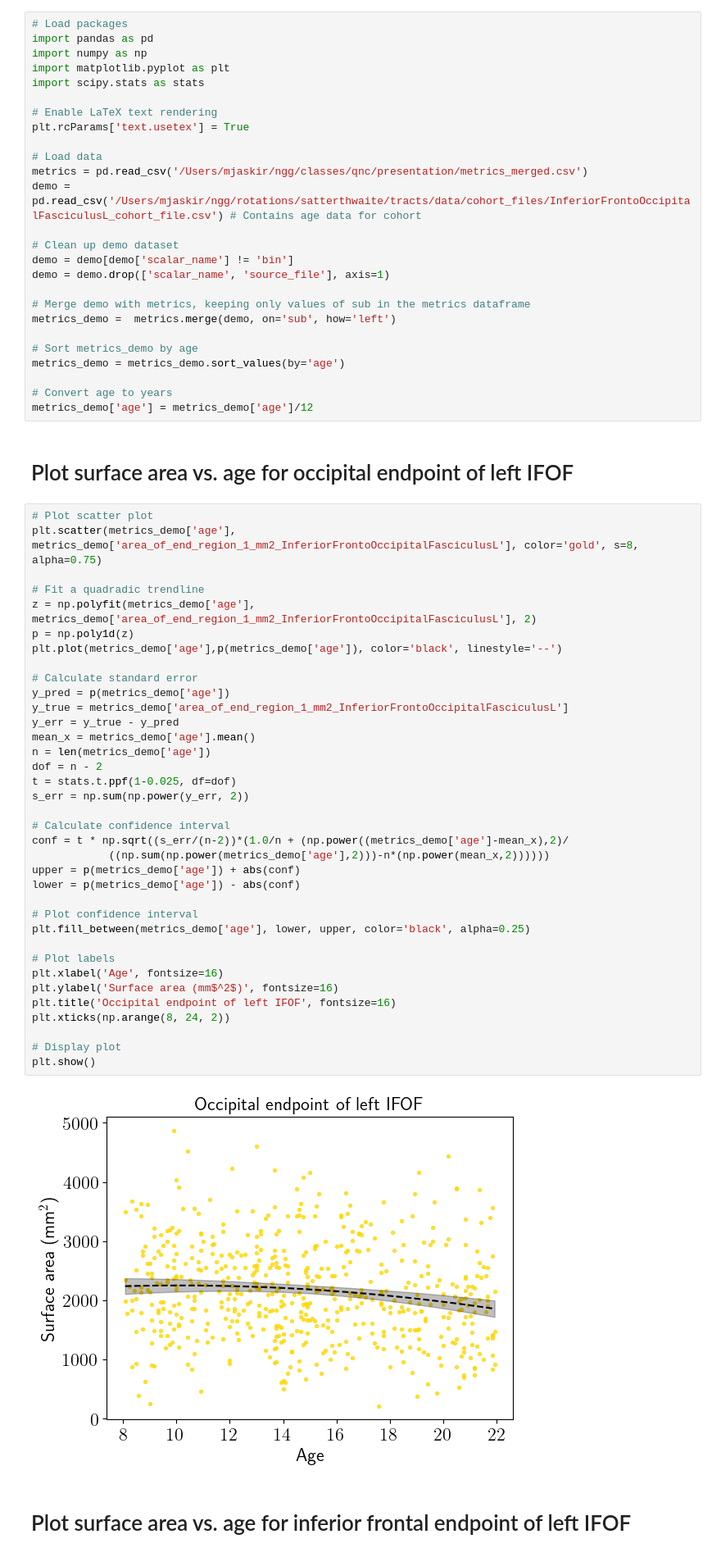
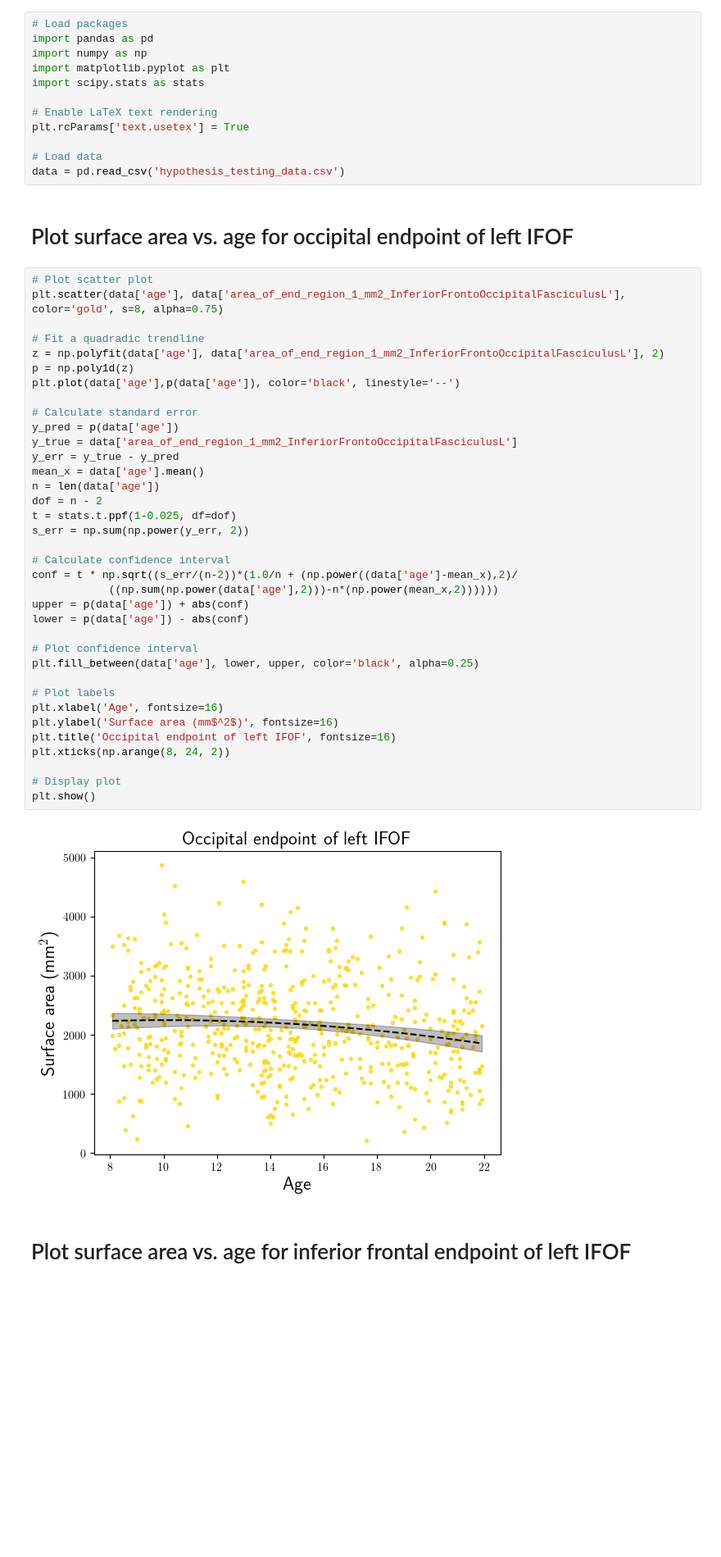
Before and after one commit to marcjaskir/NGG6050, a Jupyter notebook: hypothesis_design_visualization.ipynb, the cells around one changed output. Shown at 82% size. Saved outputs shown, nothing was run; the diff lists cells and outputs as text; blank space fills up the shorter version.

```diff
--- a/hypothesis_design_visualization.ipynb
+++ b/hypothesis_design_visualization.ipynb
@@ -11,61 +11,47 @@ import scipy.stats as stats
 plt.rcParams['text.usetex'] = True
 
 # Load data
-metrics = pd.read_csv('/Users/mjaskir/ngg/classes/qnc/presentation/metrics_merged.csv')
-demo = pd.read_csv('/Users/mjaskir/ngg/rotations/satterthwaite/tracts/data/cohort_files/InferiorFrontoOccipitalFasciculusL_cohort_file.csv') # Contains age data for cohort
-
-# Clean up demo dataset
-demo = demo[demo['scalar_name'] != 'bin']
-demo = demo.drop(['scalar_name', 'source_file'], axis=1)
-
-# Merge demo with metrics, keeping only values of sub in the metrics dataframe
-metrics_demo =  metrics.merge(demo, on='sub', how='left')
-
-# Sort metrics_demo by age
-metrics_demo = metrics_demo.sort_values(by='age')
-
-# Convert age to years
-metrics_demo['age'] = metrics_demo['age']/12
+data = pd.read_csv('hypothesis_testing_data.csv')
 # %% [markdown]
 # Plot surface area vs. age for occipital endpoint of left IFOF
 # %%
 # Plot scatter plot
-plt.scatter(metrics_demo['age'], metrics_demo['area_of_end_region_1_mm2_InferiorFrontoOccipitalFasciculusL'], color='gold', s=8, alpha=0.75)
+plt.scatter(data['age'], data['area_of_end_region_1_mm2_InferiorFrontoOccipitalFasciculusL'], color='gold', s=8, alpha=0.75)
 
 # Fit a quadradic trendline
-z = np.polyfit(metrics_demo['age'], metrics_demo['area_of_end_region_1_mm2_InferiorFrontoOccipitalFasciculusL'], 2)
+z = np.polyfit(data['age'], data['area_of_end_region_1_mm2_InferiorFrontoOccipitalFasciculusL'], 2)
 p = np.poly1d(z)
-plt.plot(metrics_demo['age'],p(metrics_demo['age']), color='black', linestyle='--')
+plt.plot(data['age'],p(data['age']), color='black', linestyle='--')
 
 # Calculate standard error
-y_pred = p(metrics_demo['age'])
-y_true = metrics_demo['area_of_end_region_1_mm2_InferiorFrontoOccipitalFasciculusL']
+y_pred = p(data['age'])
+y_true = data['area_of_end_region_1_mm2_InferiorFrontoOccipitalFasciculusL']
 y_err = y_true - y_pred
-mean_x = metrics_demo['age'].mean()
-n = len(metrics_demo['age'])
+mean_x = data['age'].mean()
+n = len(data['age'])
 dof = n - 2
 t = stats.t.ppf(1-0.025, df=dof)
 s_err = np.sum(np.power(y_err, 2))
 
 # Calculate confidence interval
-conf = t * np.sqrt((s_err/(n-2))*(1.0/n + (np.power((metrics_demo['age']-mean_x),2)/
-            ((np.sum(np.power(metrics_demo['age'],2)))-n*(np.power(mean_x,2))))))
-upper = p(metrics_demo['age']) + abs(conf)
-lower = p(metrics_demo['age']) - abs(conf)
+conf = t * np.sqrt((s_err/(n-2))*(1.0/n + (np.power((data['age']-mean_x),2)/
+            ((np.sum(np.power(data['age'],2)))-n*(np.power(mean_x,2))))))
+upper = p(data['age']) + abs(conf)
+lower = p(data['age']) - abs(conf)
 
 # Plot confidence interval
-plt.fill_between(metrics_demo['age'], lower, upper, color='black', alpha=0.25)
+plt.fill_between(data['age'], lower, upper, color='black', alpha=0.25)
 
 # Plot labels
 plt.xlabel('Age', fontsize=16)
 plt.ylabel('Surface area (mm$^2$)', fontsize=16)
 plt.title('Occipital endpoint of left IFOF', fontsize=16)
 plt.xticks(np.arange(8, 24, 2))
 
 # Display plot
 plt.show()
 # %% [output]
-[figure, old version]
+[figure, new version]
 # %% [markdown]
 # Plot surface area vs. age for inferior frontal endpoint of left IFOF
 # %%
```
Also changed, not shown: parts of 1 cell of this notebook.
